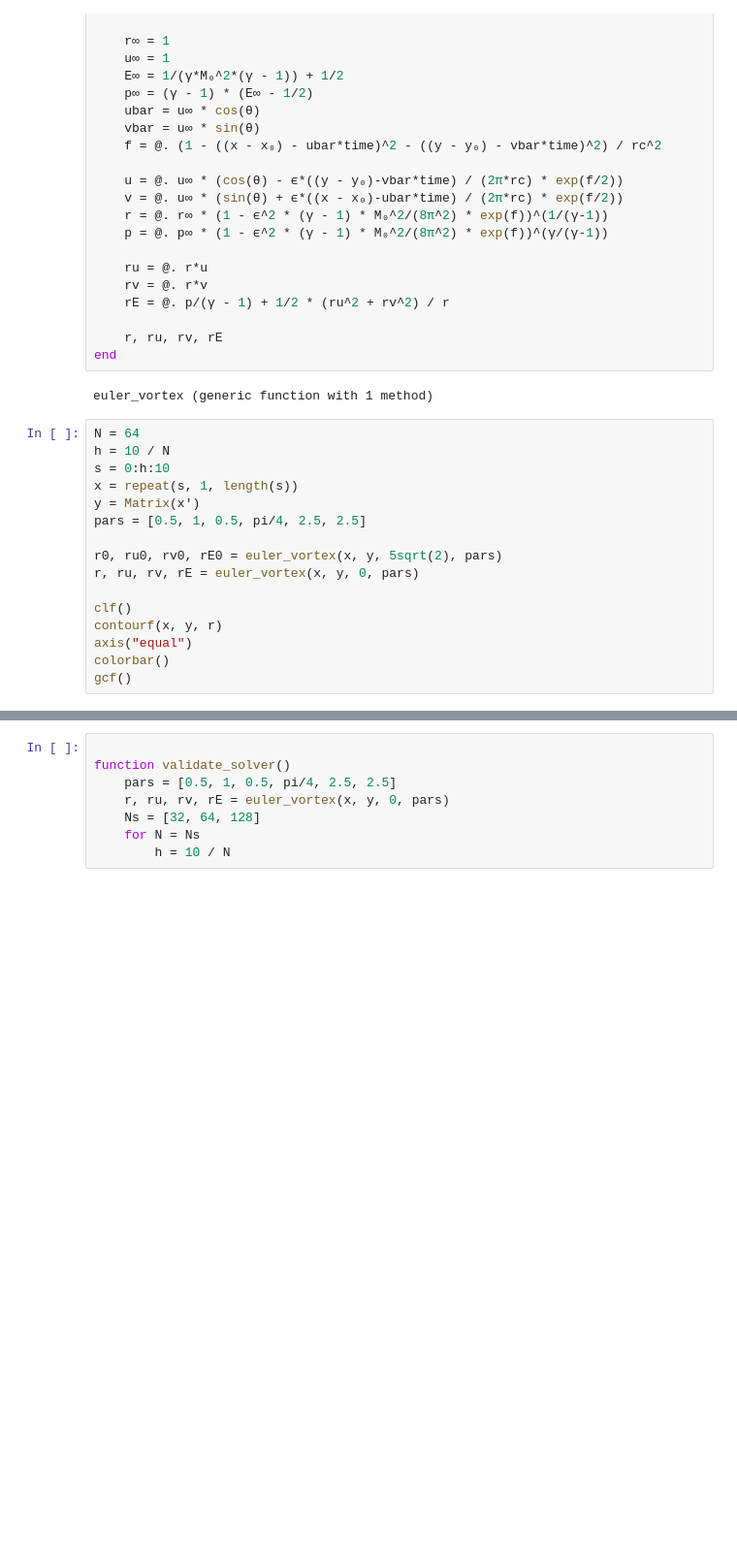
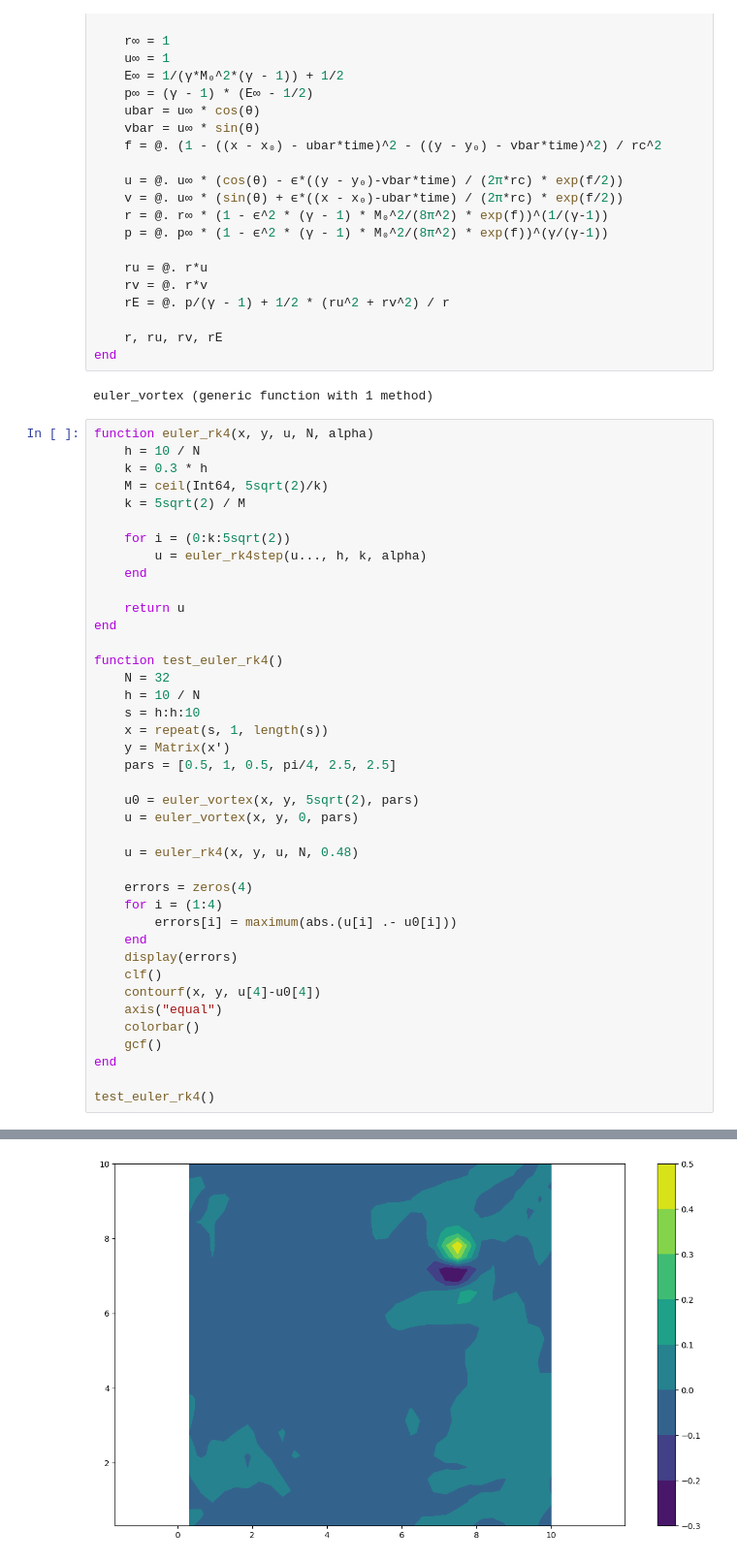
Before and after one commit to aledha/math228b, a Jupyter notebook: Problem sets/PS2/ps2.ipynb, the cells around one changed output, grey strips where cells are left out. Shown at 97% size. Drawn from its saved outputs; the diff is of its cells as text; blank space fills up the shorter version.

```diff
--- a/Problem sets/PS2/ps2.ipynb
+++ b/Problem sets/PS2/ps2.ipynb
@@ -168,19 +226,43 @@ end
 # %% [output]
 euler_vortex (generic function with 1 method)
 # %%
-N = 64
-h = 10 / N
-s = 0:h:10
-x = repeat(s, 1, length(s))
-y = Matrix(x')
-pars = [0.5, 1, 0.5, pi/4, 2.5, 2.5]
+function euler_rk4(x, y, u, N, alpha)
+    h = 10 / N
+    k = 0.3 * h
+    M = ceil(Int64, 5sqrt(2)/k)
+    k = 5sqrt(2) / M
 
-r0, ru0, rv0, rE0 = euler_vortex(x, y, 5sqrt(2), pars)
-r, ru, rv, rE = euler_vortex(x, y, 0, pars)
+    for i = (0:k:5sqrt(2))
+        u = euler_rk4step(u..., h, k, alpha)
+    end
 
-clf()
-contourf(x, y, r)
-axis("equal")
-colorbar()
-gcf()
+    return u
+end
+
+function test_euler_rk4()
+    N = 32
+    h = 10 / N
+    s = h:h:10
+    x = repeat(s, 1, length(s))
+    y = Matrix(x')
+    pars = [0.5, 1, 0.5, pi/4, 2.5, 2.5]
+
+    u0 = euler_vortex(x, y, 5sqrt(2), pars)
+    u = euler_vortex(x, y, 0, pars)
+
+    u = euler_rk4(x, y, u, N, 0.48)
+
+    errors = zeros(4)
+    for i = (1:4)
+        errors[i] = maximum(abs.(u[i] .- u0[i]))
+    end
+    display(errors)
+    clf()
+    contourf(x, y, u[4]-u0[4])
+    axis("equal")
+    colorbar()
+    gcf()
+end
+
+test_euler_rk4()
 # %% [output]
@@ -188,8 +274 @@ UndefVarError: UndefVarError: `rr` not defined
+[figure, added]
-# %%
-
-function validate_solver()
-    pars = [0.5, 1, 0.5, pi/4, 2.5, 2.5]
-    r, ru, rv, rE = euler_vortex(x, y, 0, pars)
-    Ns = [32, 64, 128]
-    for N = Ns
-        h = 10 / N
```
Also changed, not shown: parts of 12 cells of this notebook.
